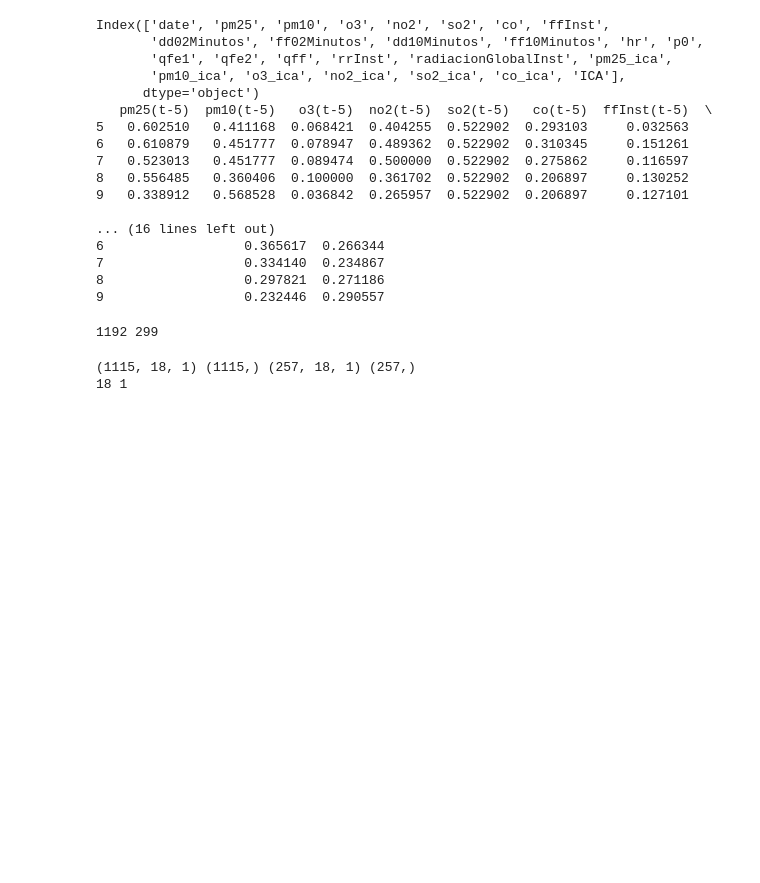
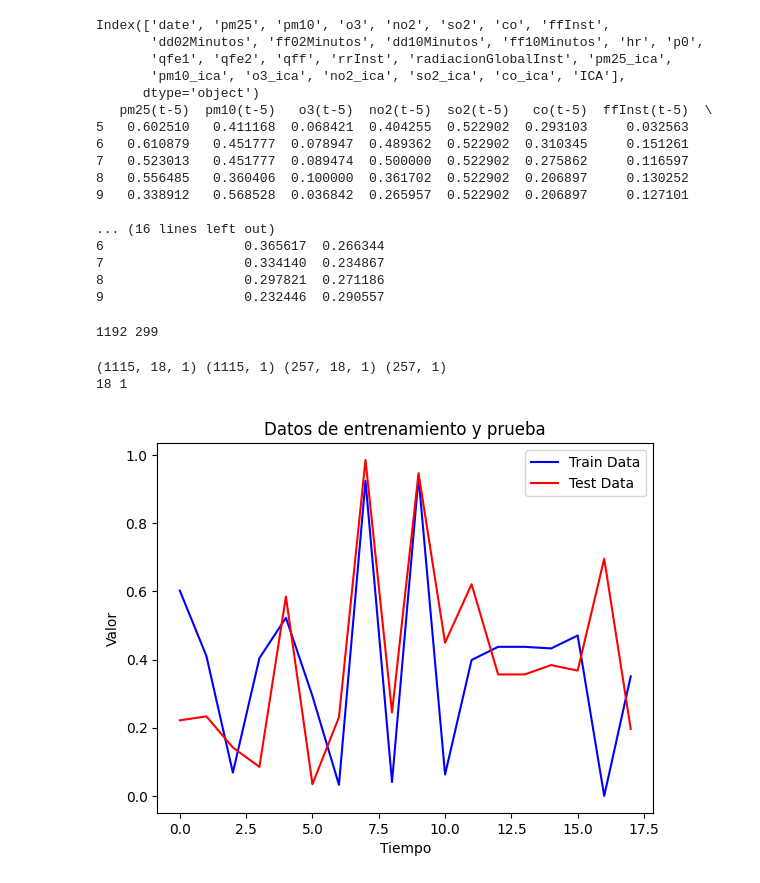
Before and after one commit to jnramirezm/Prediccion_ICA, a Jupyter notebook: Prediccion_ICA.ipynb, the cells around one changed output. Cells and saved outputs as stored; diff of their text form; code cells hidden in the pictures; blank space fills up the shorter version.

```diff
--- a/Prediccion_ICA.ipynb
+++ b/Prediccion_ICA.ipynb
@@ -377,11 +377,22 @@ test_x, test_y = test[:, :-1], test[:, -1]
 # %%
 train_x = train_x.reshape((train_x.shape[0], train_x.shape[1], 1))
 test_x = test_x.reshape((test_x.shape[0], train_x.shape[1], 1))
 print(train_x.shape, train_y.shape, test_x.shape, test_y.shape)
 print(train_x.shape[1], train_x.shape[2])
+
+# Graficar train_x y test_x
+plt.figure()
+plt.plot(range(train_x.shape[1]), train_x[0, :, 0], 'b-', label='Train Data')
+plt.plot(range(test_x.shape[1]), test_x[0, :, 0], 'r-', label='Test Data')
+plt.xlabel('Tiempo')
+plt.ylabel('Valor')
+plt.title('Datos de entrenamiento y prueba')
+plt.legend()
+plt.show()
 # %% [output]
-(1115, 18, 1) (1115,) (257, 18, 1) (257,)
+(1115, 18, 1) (1115, 1) (257, 18, 1) (257, 1)
 18 1
+[figure, added]
 # %%
 # create and fit the LSTM network
 batch_size = 5
```
Also changed, not shown: parts of 5 cells of this notebook.
